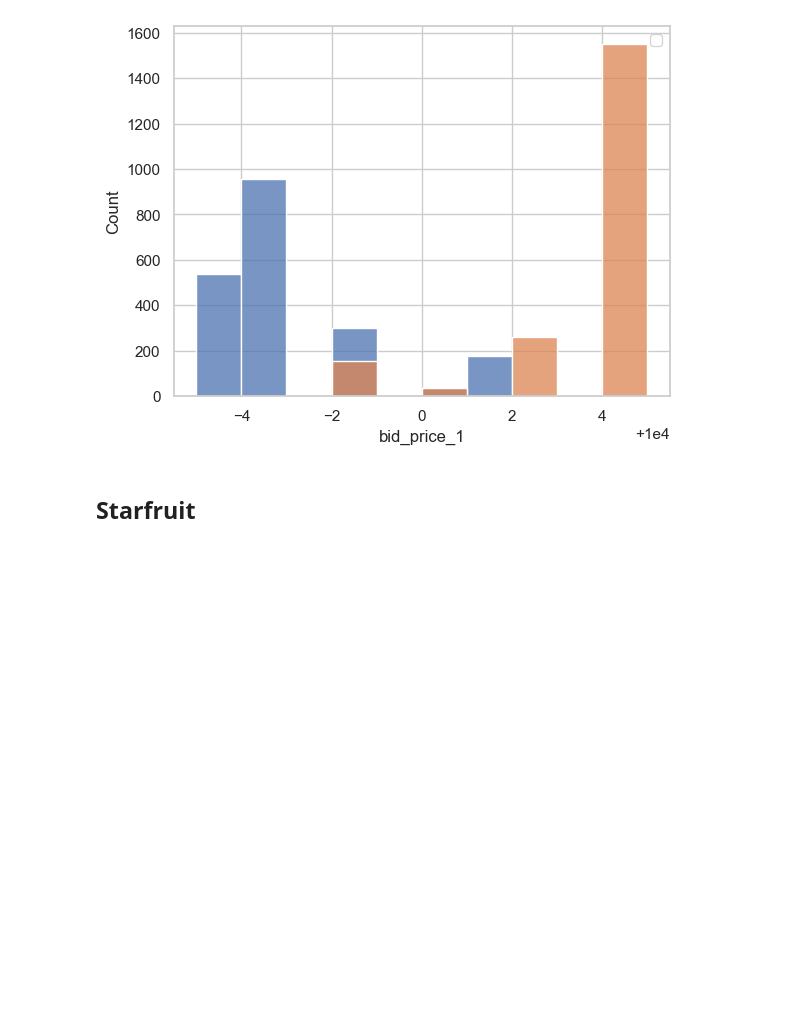
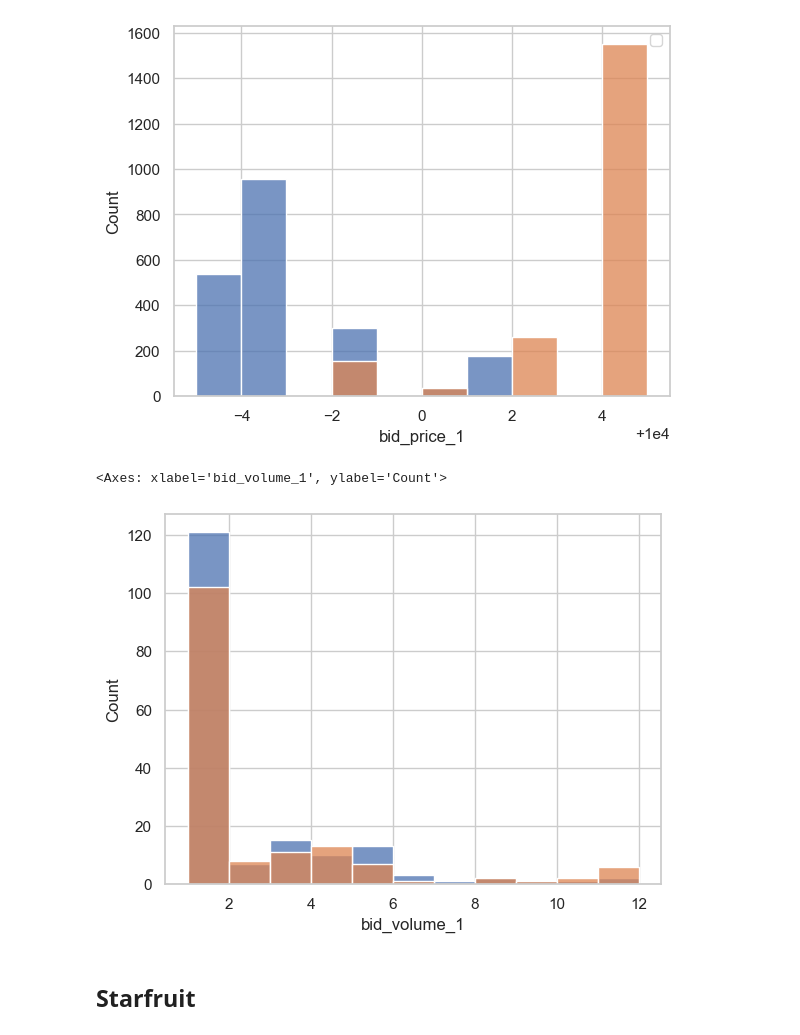
Before and after one commit to dakshox/Prosperity, a Jupyter notebook: tutorial-round/thien-work/analyse.ipynb, the cells around one changed output. Saved outputs shown, nothing was run; the diff lists cells and outputs as text; code cells hidden in the pictures; blank space fills up the shorter version.

Commit message:
improve amethyst trading

```diff
--- a/tutorial-round/thien-work/analyse.ipynb
+++ b/tutorial-round/thien-work/analyse.ipynb
@@ -55,6 +55,12 @@ plt.legend()
 No artists with labels found to put in legend.  Note that artists whose label start with an underscore are ignored when legend() is called with no argument.
 <matplotlib.legend.Legend at 0x...>
 [figure]
+# %%
+sns.histplot(amethyst_activity_df.query("bid_price_1 > 10000")["bid_volume_1"], binwidth=1)
+sns.histplot(amethyst_activity_df.query("ask_price_1 < 10000")["ask_volume_1"], binwidth=1)
+# %% [output]
+<Axes: xlabel='bid_volume_1', ylabel='Count'>
+[figure, added]
 # %% [markdown]
 ## Starfruit
 # %%
```
Also changed, not shown: 1 other file.
